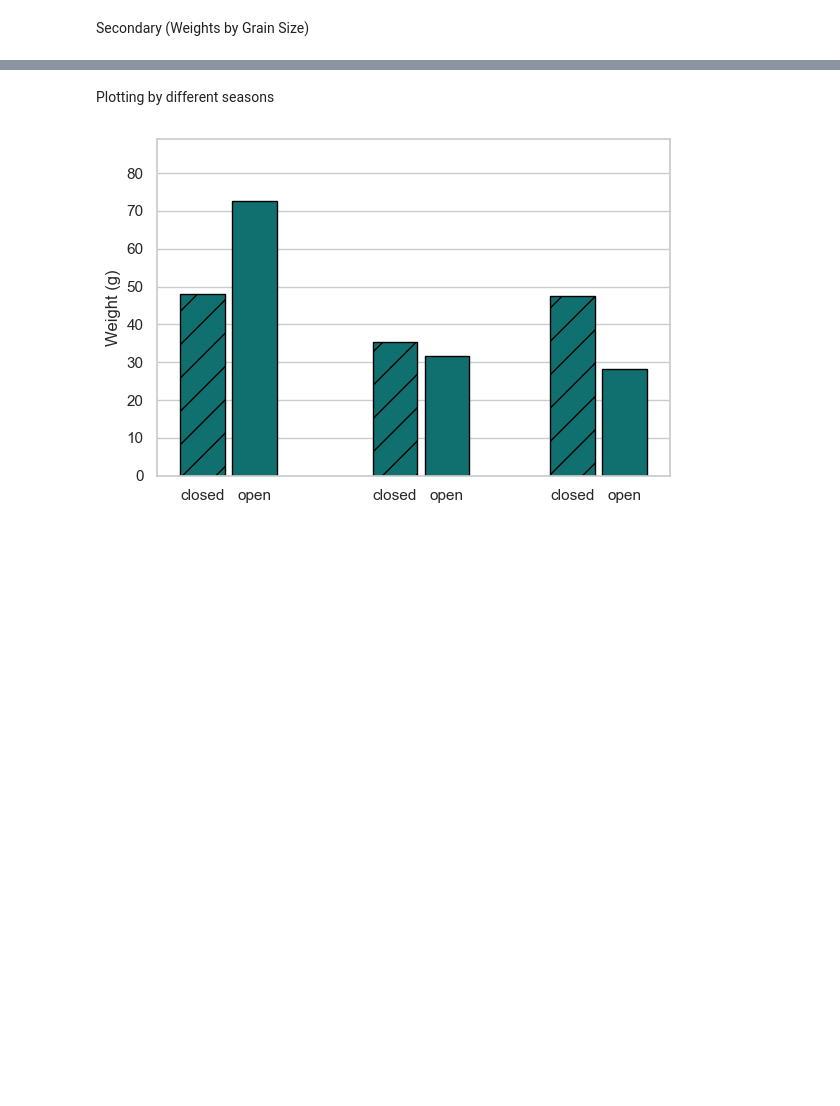
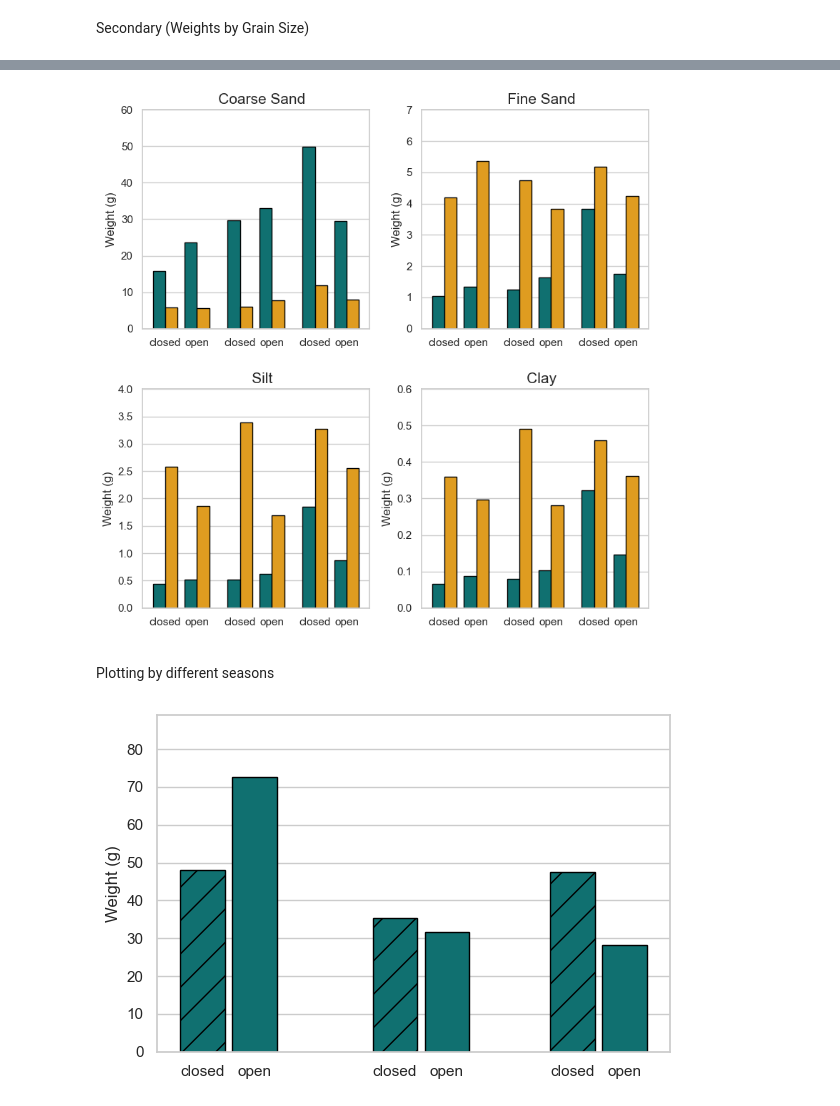
Before and after one commit to nicole-hucke/sediment_trap_paper, a Jupyter notebook: plots/trap_barplots/barplots_code.ipynb, the cells around one changed output, grey strips where cells are left out. Saved outputs shown, nothing was run; the diff lists cells and outputs as text; code cells hidden in the pictures; blank space fills up the shorter version.

```diff
--- a/plots/trap_barplots/barplots_code.ipynb
+++ b/plots/trap_barplots/barplots_code.ipynb
@@ -466,3 +416,69 @@ plt.show()
+# %%
+teal = '#107070'
+orange = '#df9c20'
+
+fig, axs = plt.subplots(2, 2, figsize=(8, 8))
+sns.set_theme(style="whitegrid")
+labels = ['closed\n', 'open\n', 'closed\n', 'open\n', 'closed\n', 'open\n']
+sample_order = ['T7-D', 'T7-B', 'T8-C', 'T8-D', 'T5-A', 'T5-B'] # define the desired order of the samples
+
+# base positions for each sample
+group_gap = 1.3          # gap between sample groups within a pair
+pair_gap = 0.45         # extra gap after every 2 groups
+base = []
+x = 0.0
+for i in range(len(sample_order)):
+    base.append(x)
+    x += group_gap
+    if (i + 1) % 2 == 0:
+        x += pair_gap
+
+bar_w = 0.5
+offset = {'Spring': -bar_w/2, 'Summer': bar_w/2}
+palette = {'Spring': teal, 'Summer': orange}
+
+def plot_pairgap(ax, df, ylim, title):
+    for season in ['Spring', 'Summer']:
+        vals = (df[df['season'] == season]
+                .set_index('Sample')
+                .reindex(sample_order)['Weight'])
+        ax.bar([b + offset[season] for b in base], vals, width=bar_w,
+               color=palette[season], edgecolor='black', label=season)
+    ax.set_title(title, size=15)
+    ax.set_ylim(*ylim)
+    ax.set_ylabel('Weight (g)')
+    ax.set_xlabel('')
+    ax.set_xticks(base)
+    ax.xaxis.grid(False)
+    ax.set_xticklabels(labels)
+    ax.legend_.remove() if ax.legend_ else None
+
+plot_pairgap(axs[0,0], summary_cs, (0, 70), '   Coarse Sand')
+axs[0,0].set_ylim(0, 60)
+plot_pairgap(axs[0,1], summary_fs, (0, 6),  '   Fine Sand')
+axs[0,1].set_ylim(0, 7)
+plot_pairgap(axs[1,0], summary_s,  (0, 3.5),'   Silt')
+axs[1,0].set_ylim(0, 4)
+plot_pairgap(axs[1,1], summary_c,  (0, 0.5),'   Clay')
+axs[1,1].set_ylim(0, 0.6)
+
+
+# Set alpha for lightslategray bars in all subplots
+for ax in axs.flat:
+    for patch in ax.patches:
+        # Convert patch color to RGB for comparison, ignoring alpha
+        patch_color = mcolors.to_rgb(patch.get_facecolor())
+        lightslategray_rgb = mcolors.to_rgb('lightslategray')
+
+        if patch_color == lightslategray_rgb:
+            # Set the color with a new alpha
+            patch.set_facecolor((119/255, 136/255, 153/255, 0.01))  # lightslategray with alpha 0.1
+
+plt.tight_layout()
+plt.savefig('plots/sizes_basket_weights_barplots_V7.jpg', dpi=1000, bbox_inches='tight')
+plt.show()
+# %% [output]
+[figure, added]
 # %% [markdown]
 Plotting by different seasons
 # %%
```
Also changed, not shown: parts of 2 cells of this notebook, 5 other files.
